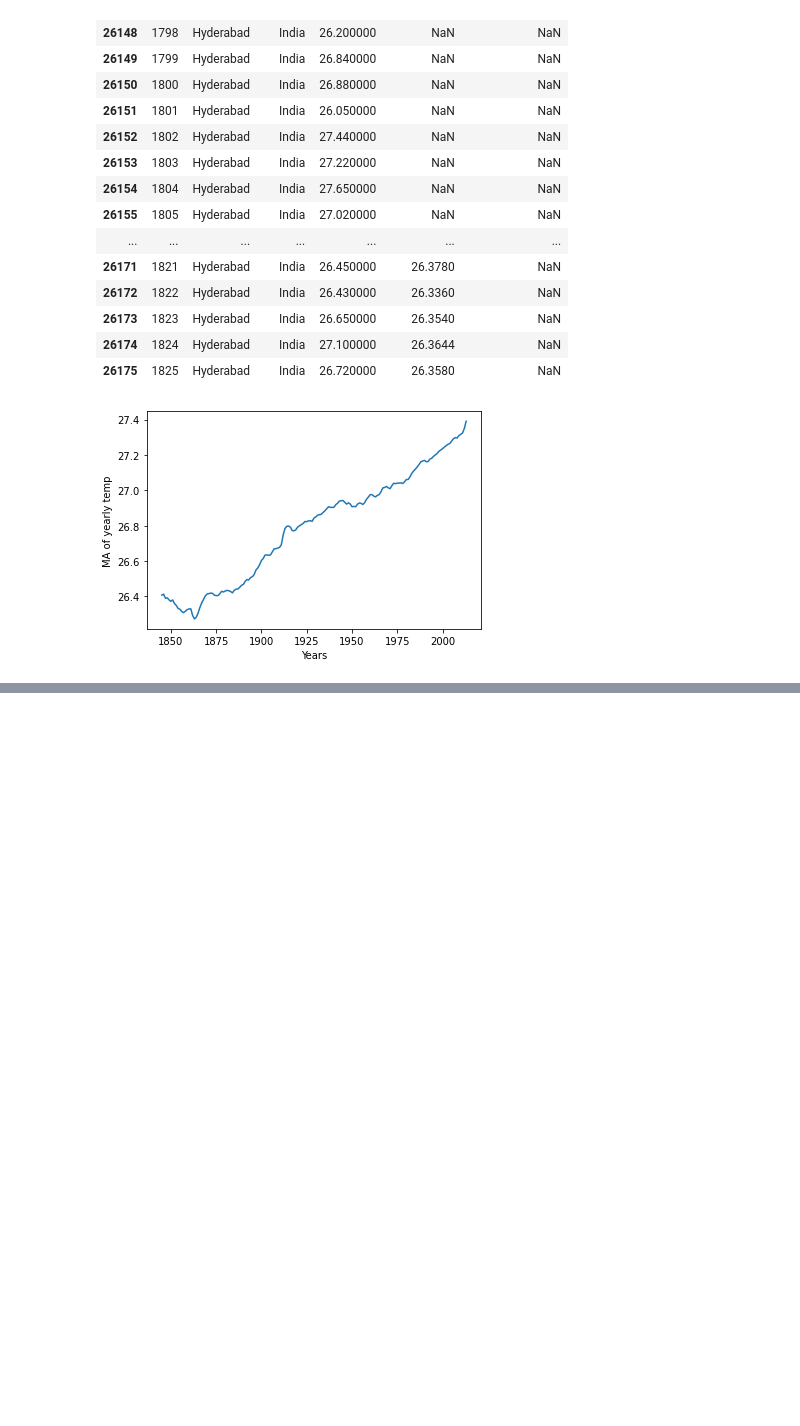
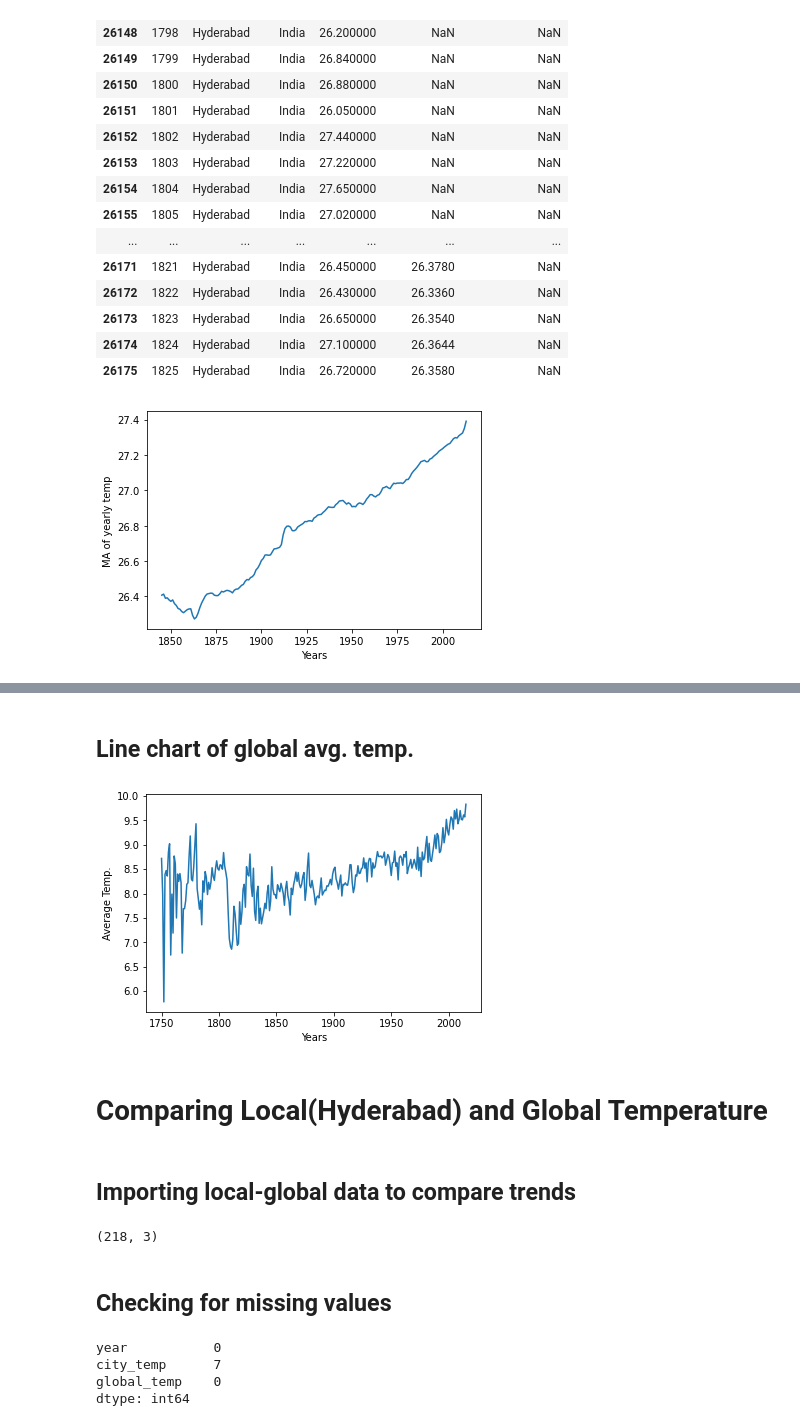
Before and after one commit to dishankkalra23/Explore-Weather-Trends, a Jupyter notebook: Explore_Weather_Trends.ipynb, the cells around one changed output, grey strips where cells are left out. Drawn from its saved outputs; the diff is of its cells as text; code cells hidden in the pictures; blank space fills up the shorter version.

Commit message:
Added local-global data analysis

```diff
--- a/Explore_Weather_Trends.ipynb
+++ b/Explore_Weather_Trends.ipynb
@@ -214,0 +217,3 @@ plt.show()
+# %%
+global_data = pd.read_csv("/content/drive/MyDrive/Explore Weather Trends/2. global_data.csv")
+global_data.shape
@@ -214,0 +242,29 @@ plt.show()
+# %% [markdown]
+## Line chart of global avg. temp.
+# %%
+x_data_4 = global_data['year']
+y_data_4 = global_data['avg_temp']
+
+ax = sns.lineplot(x=x_data_4,y=y_data_4,data=global_data)
+ax.set(xlabel='Years',ylabel='Average Temp.')
+plt.show()
+# %% [output]
+[figure, added]
+# %% [markdown]
+# Comparing Local(Hyderabad) and Global Temperature
+# %% [markdown]
+## Importing local-global data to compare trends
+# %%
+df_trends = pd.read_csv("/content/drive/MyDrive/Explore Weather Trends/5. global_city_data.csv")
+df_trends.shape
+# %% [output]
+(218, 3)
+# %% [markdown]
+## Checking for missing values
+# %%
+df_trends.isnull().sum()
+# %% [output]
+year           0
+city_temp      7
+global_temp    0
+dtype: int64
```
Also changed, not shown: parts of 13 cells of this notebook.
